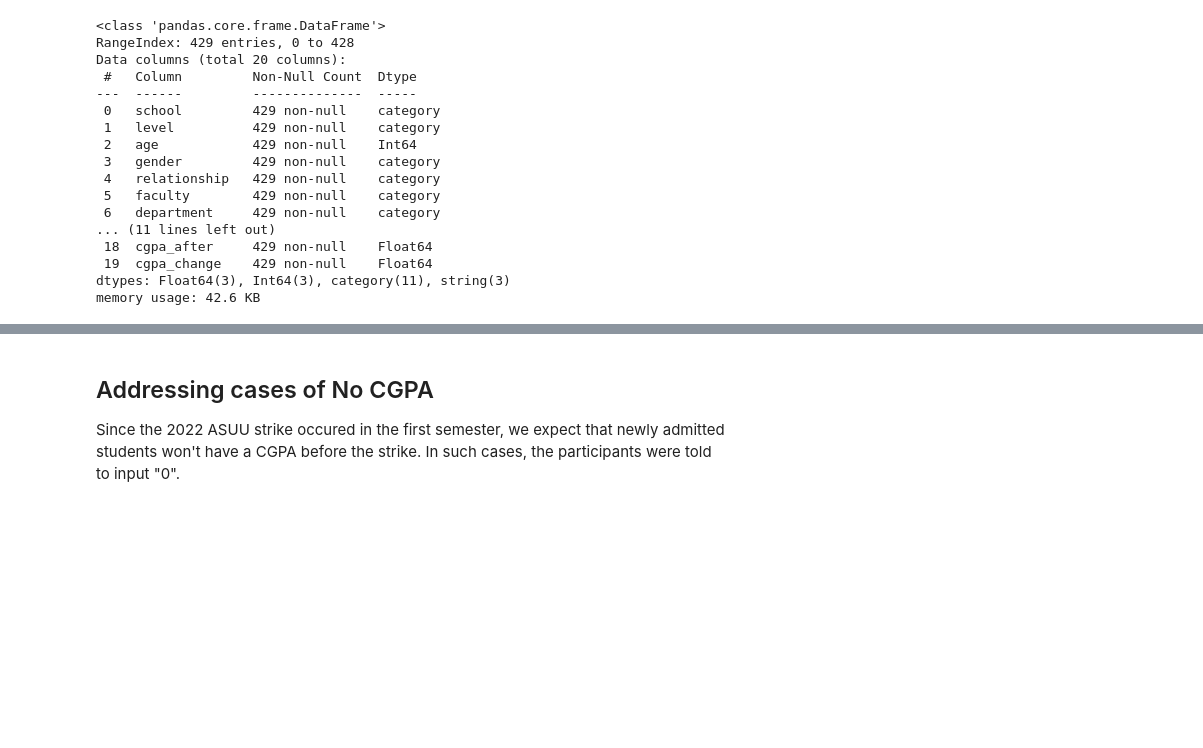
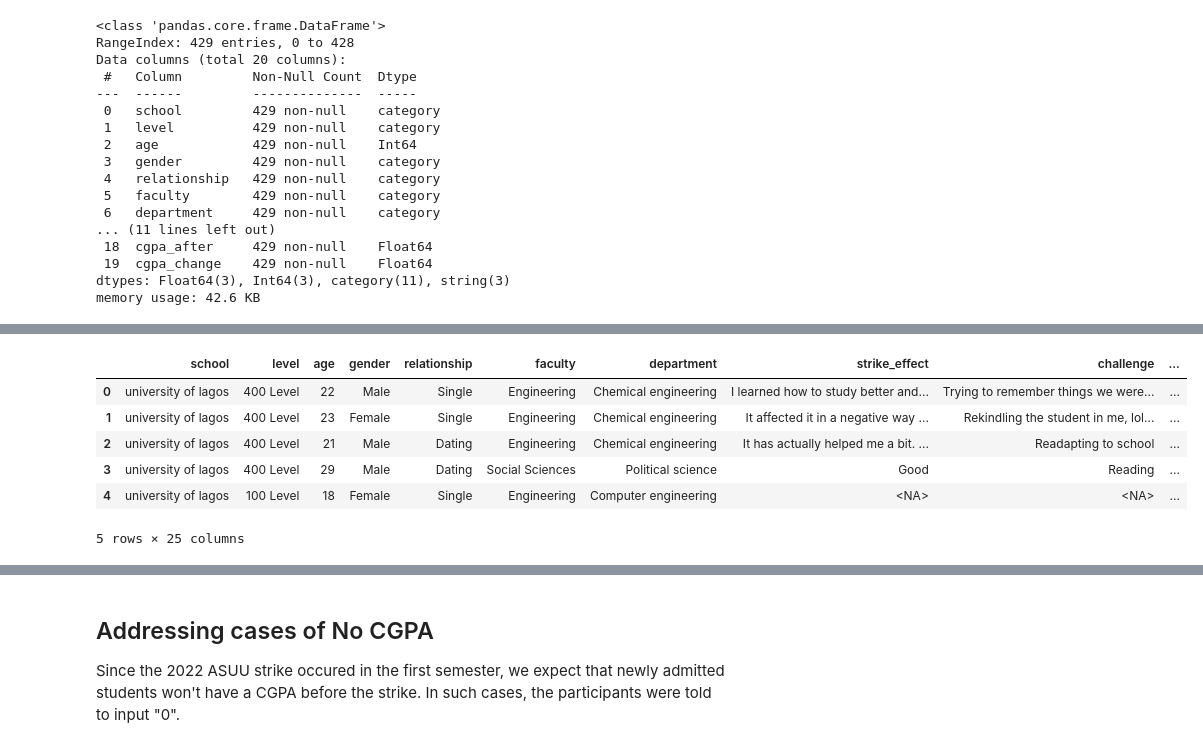
Before and after one commit to socratesjnr/asuu-strike-project, a Jupyter notebook: project-analysis/analysis/cleaning.ipynb, the cells around one changed output, grey strips where cells are left out. Drawn from its saved outputs; the diff is of its cells as text; code cells hidden in the pictures; blank space fills up the shorter version.

```diff
--- a/project-analysis/analysis/cleaning.ipynb
+++ b/project-analysis/analysis/cleaning.ipynb
@@ -637,0 +669,30 @@ memory usage: 42.6 KB
+# %%
+# Map checkbox options to new column names
+skill_mapping = {
+    'Volunteered for an event or organization': 'skill_volunteer',
+    'Acquired skills relevant to course of study': 'skill_relevant',
+    'Acquired skills unrelated to course of study': 'skill_unrelated',
+    'Vocational training and artisanship': 'skill_artisan',
+    'None of the above': 'skill_none'
+}
+
+# Split the skills and create new columns for each skill
+for skill_option, new_column_name in skill_mapping.items():
+    df_clean[new_column_name] = df_clean['skills'].apply(lambda x: skill_option in x)
+
+# Calculate the total number of skills for each participant
+skill_columns = [col for col in df_clean.columns if "skill" in col and col != "skill_none"]
+df_clean['skill_count'] = df_clean[skill_columns].sum(axis=1)
+
+# Drop the original 'Skills' column
+df_clean = df_clean.drop('skills', axis=1)
+
+df_clean.head()
+# %% [output]
+|  | school | level | age | gender | relationship | faculty | department | strike_effect | challenge | ... |
+| 0 | university of lagos | 400 Level | 22 | Male | Single | Engineering | Chemical engineering | I learned how to study better and... | Trying to remember things we were... | ... |
+| 1 | university of lagos | 400 Level | 23 | Female | Single | Engineering | Chemical engineering | It affected it in a negative way ... | Rekindling the student in me, lol... | ... |
+| 2 | university of lagos | 400 Level | 21 | Male | Dating | Engineering | Chemical engineering | It has actually helped me a bit. ... | Readapting to school | ... |
+| 3 | university of lagos | 400 Level | 29 | Male | Dating | Social Sciences | Political science | Good | Reading | ... |
+| 4 | university of lagos | 100 Level | 18 | Female | Single | Engineering | Computer engineering | <NA> | <NA> | ... |
+5 rows × 25 columns
```
Also changed, not shown: parts of 13 cells of this notebook, 3 other files.
